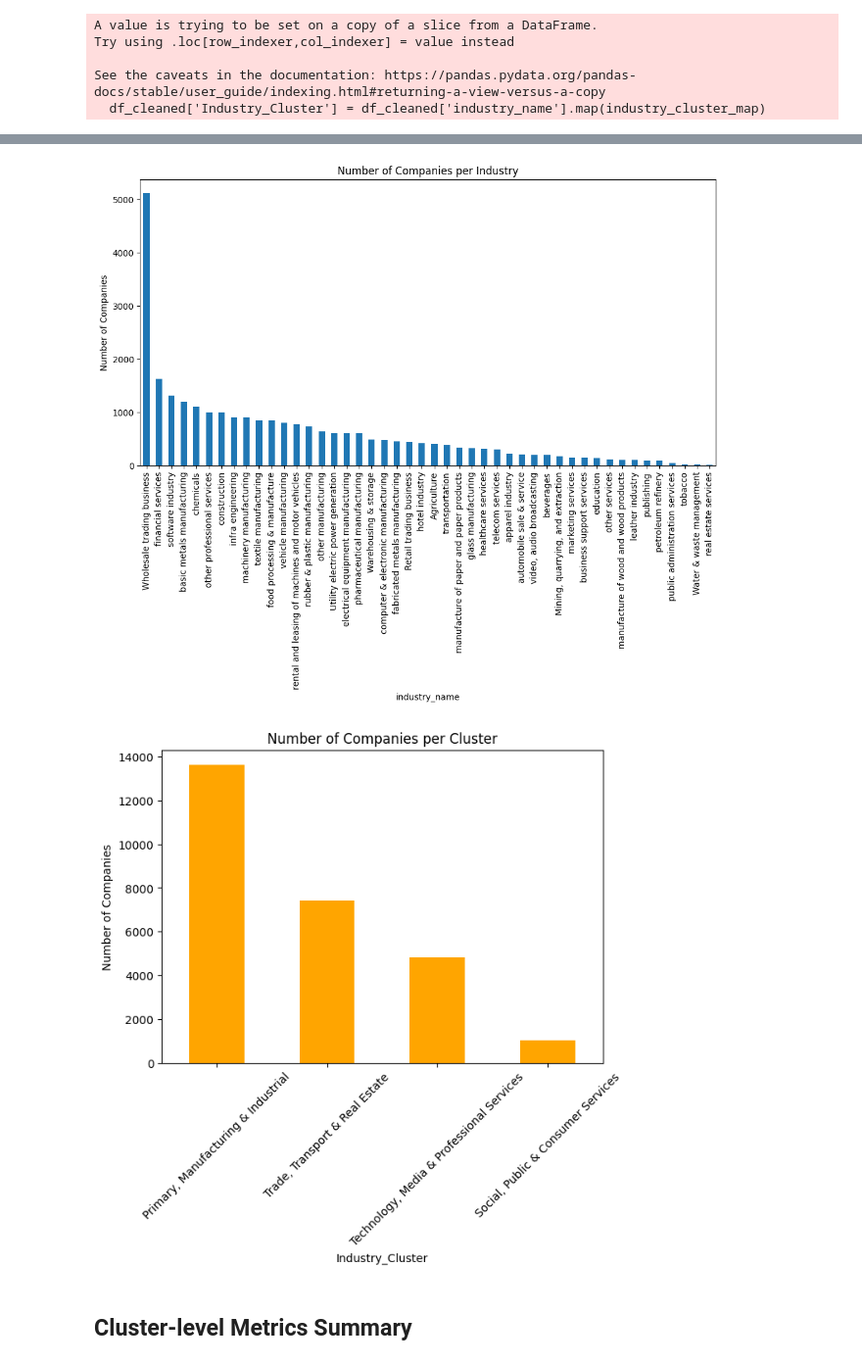
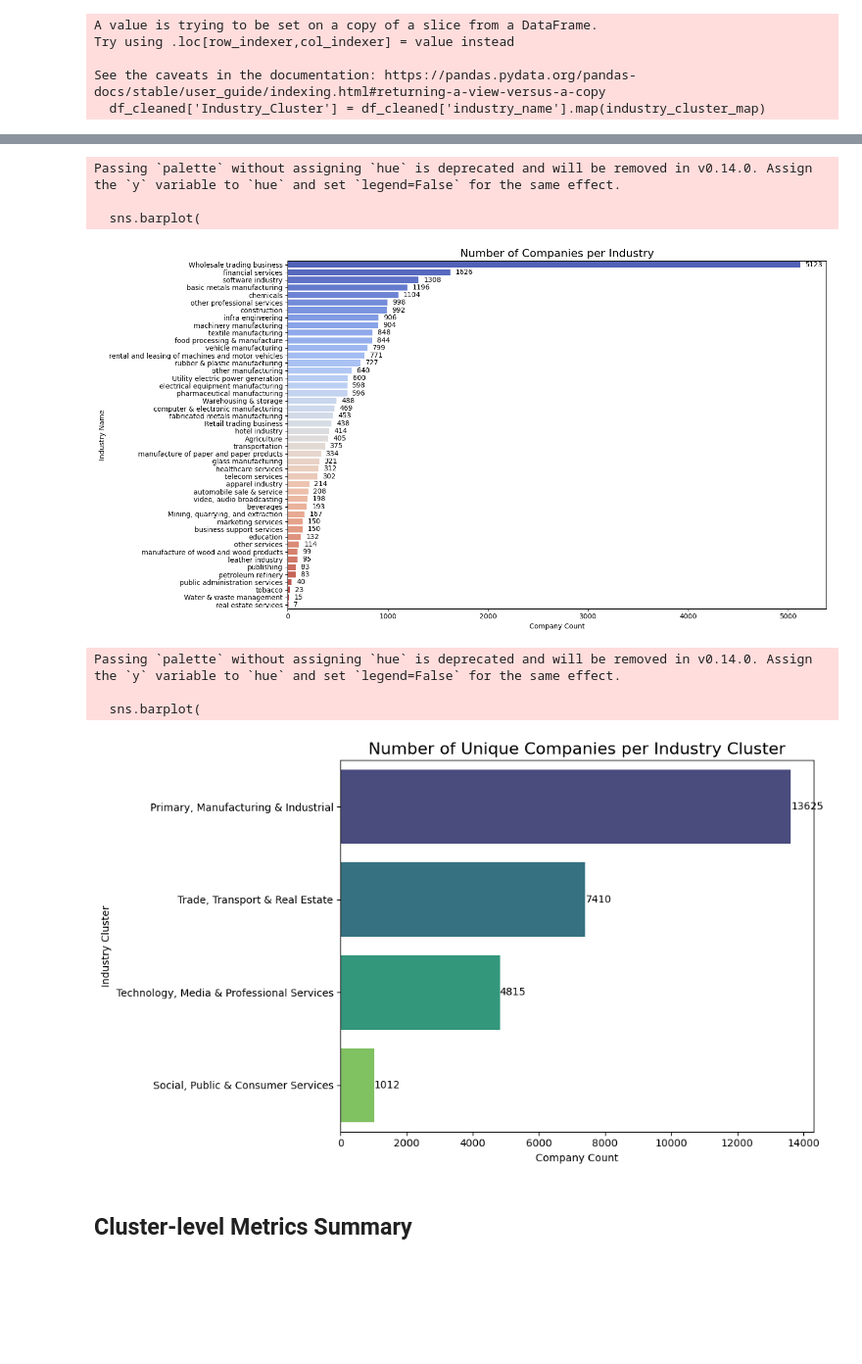
Before and after one commit to akshithkamatala/sales-receivables-prediction, a Jupyter notebook: Sales_Receivable_Mgt_Analysis.ipynb, the cells around one changed output, grey strips where cells are left out. Shown at 98% size. Cells and saved outputs as stored; diff of their text form; code cells hidden in the pictures; blank space fills up the shorter version.

```diff
--- a/Sales_Receivable_Mgt_Analysis.ipynb
+++ b/Sales_Receivable_Mgt_Analysis.ipynb
@@ -402,22 +369,44 @@ Name: company_code, dtype: int64
-# %%
-# Industry-wise
-plt.figure(figsize=(12, 6))
-industry_company_count.plot(kind='bar')
-plt.title("Number of Companies per Industry")
-plt.ylabel("Number of Companies")
-plt.xticks(rotation=90)
-plt.show()
-
-# Cluster-wise
-plt.figure(figsize=(7, 5))
-cluster_company_count.plot(kind='bar', color='orange')
-plt.title("Number of Companies per Cluster")
-plt.ylabel("Number of Companies")
-plt.xticks(rotation=45)
-plt.show()
-# %% [output]
-[figure, removed]
-[figure, removed]
+# %%
+# Unique company counts
+industry_counts_df = df_cleaned.groupby('industry_name')['company_code'].nunique().reset_index(name='company_code')
+cluster_counts_df = df_cleaned.groupby('Industry_Cluster')['company_code'].nunique().reset_index(name='company_code')
+
+# Sort for plotting
+industry_counts_df = industry_counts_df.sort_values(by='company_code', ascending=False)
+cluster_counts_df = cluster_counts_df.sort_values(by='company_code', ascending=False)
+
+# Plot: Companies per Industry
+plt.figure(figsize=(15, 8))
+sns.barplot(
+    x='company_code', y='industry_name', data=industry_counts_df,
+    palette="coolwarm", legend=False
+)
+for i, val in enumerate(industry_counts_df['company_code']):
+    plt.text(val + 50, i, str(val), va='center')
+plt.title("Number of Companies per Industry", fontsize=16)
+plt.xlabel("Company Count"); plt.ylabel("Industry Name")
+plt.tight_layout(); plt.show()
+
+# Plot: Companies per Cluster
+plt.figure(figsize=(10, 6))
+sns.barplot(
+    x='company_code', y='Industry_Cluster', data=cluster_counts_df,
+    palette="viridis", legend=False
+)
+for i, val in enumerate(cluster_counts_df['company_code']):
+    plt.text(val + 5, i, str(val), va='center')
+plt.title("Number of Unique Companies per Industry Cluster", fontsize=16)
+plt.xlabel("Company Count"); plt.ylabel("Industry Cluster")
+plt.tight_layout(); plt.show()
+# %% [output]
+Passing `palette` without assigning `hue` is deprecated and will be removed in v0.14.0. Assign the `y` variable to `hue` and set `legend=False` for the same effect.
+
+  sns.barplot(
+[figure, added]
+Passing `palette` without assigning `hue` is deprecated and will be removed in v0.14.0. Assign the `y` variable to `hue` and set `legend=False` for the same effect.
+
+  sns.barplot(
+[figure, added]
 # %% [markdown]
 ## Cluster-level Metrics Summary
 # %%
```
Also changed, not shown: parts of 14 cells of this notebook.
